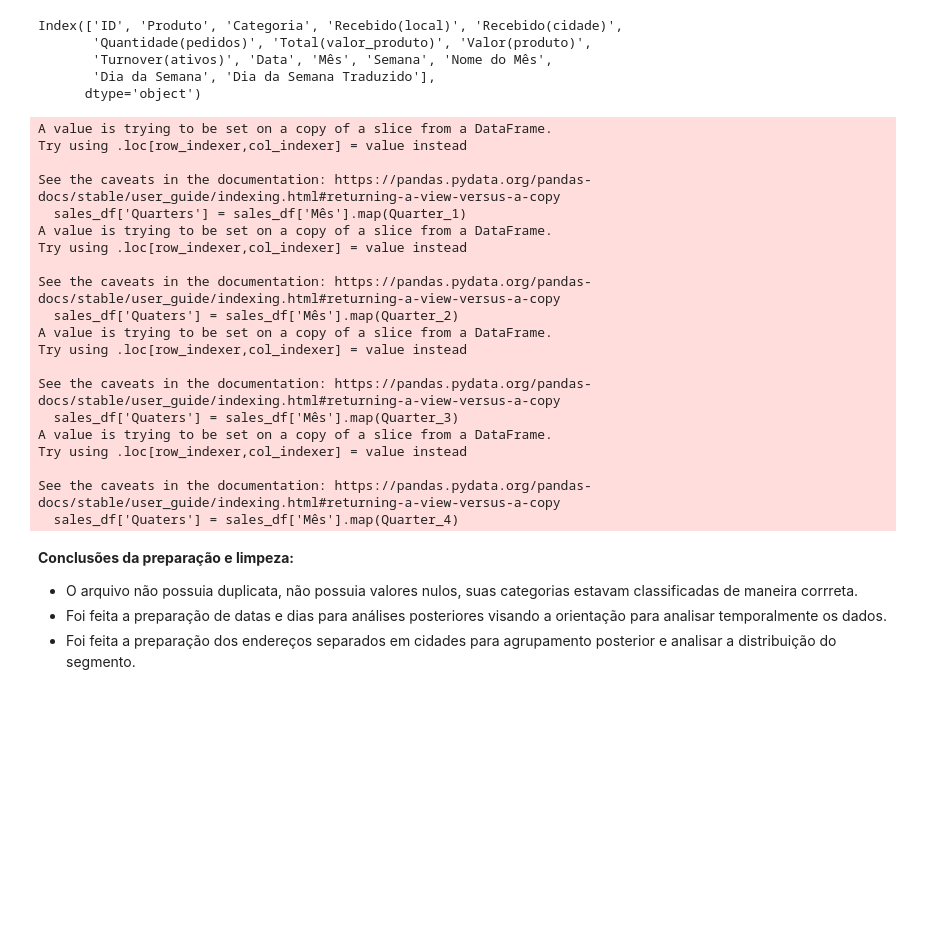
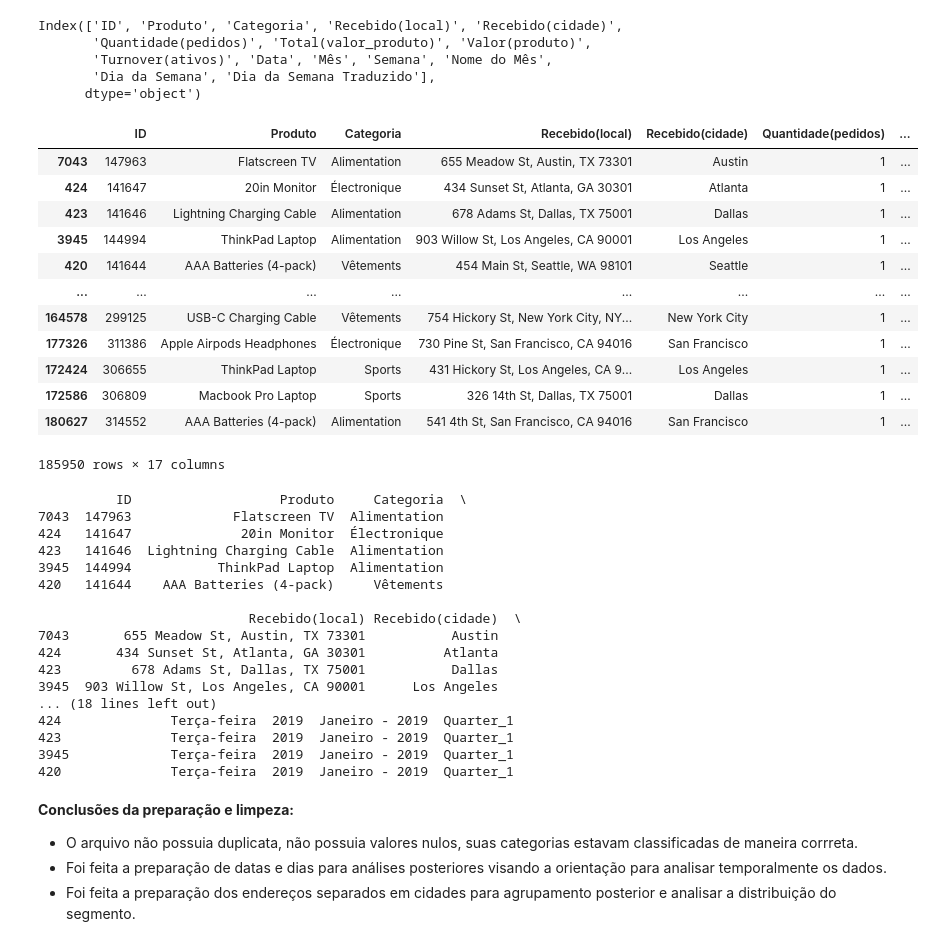
Before and after one commit to Lu-program/sales_kaggle, a Jupyter notebook: Análise de dados_sales_dataset/preparacao_limpeza_sales_df.ipynb, the cells around one changed output. Drawn from its saved outputs; the diff is of its cells as text; code cells hidden in the pictures; blank space fills up the shorter version.

```diff
--- a/Análise de dados_sales_dataset/preparacao_limpeza_sales_df.ipynb
+++ b/Análise de dados_sales_dataset/preparacao_limpeza_sales_df.ipynb
@@ -239,6 +239,29 @@ Index(['ID', 'Produto', 'Categoria', 'Recebido(local)', 'Recebido(cidade)',
        'Turnover(ativos)', 'Data', 'Mês', 'Semana', 'Nome do Mês',
        'Dia da Semana', 'Dia da Semana Traduzido'],
       dtype='object')
+# %%
+sales_df['Data'] = pd.to_datetime(sales_df['Data'])
+sales_df['Year'] = sales_df['Data'].dt.year
+
+
+sales_df['Mês/Year'] = sales_df['Nome do Mês'] + ' - ' + sales_df['Year'].astype(str)
+
+
+sales_df
+# %% [output]
+|  | ID | Produto | Categoria | Recebido(local) | Recebido(cidade) | Quantidade(pedidos) | ... |
+| 7043 | 147963 | Flatscreen TV | Alimentation | 655 Meadow St, Austin, TX 73301 | Austin | 1 | ... |
+| 424 | 141647 | 20in Monitor | Électronique | 434 Sunset St, Atlanta, GA 30301 | Atlanta | 1 | ... |
+| 423 | 141646 | Lightning Charging Cable | Alimentation | 678 Adams St, Dallas, TX 75001 | Dallas | 1 | ... |
+| 3945 | 144994 | ThinkPad Laptop | Alimentation | 903 Willow St, Los Angeles, CA 90001 | Los Angeles | 1 | ... |
+| 420 | 141644 | AAA Batteries (4-pack) | Vêtements | 454 Main St, Seattle, WA 98101 | Seattle | 1 | ... |
+| ... | ... | ... | ... | ... | ... | ... | ... |
+| 164578 | 299125 | USB-C Charging Cable | Vêtements | 754 Hickory St, New York City, NY... | New York City | 1 | ... |
+| 177326 | 311386 | Apple Airpods Headphones | Électronique | 730 Pine St, San Francisco, CA 94016 | San Francisco | 1 | ... |
+| 172424 | 306655 | ThinkPad Laptop | Sports | 431 Hickory St, Los Angeles, CA 9... | Los Angeles | 1 | ... |
+| 172586 | 306809 | Macbook Pro Laptop | Sports | 326 14th St, Dallas, TX 75001 | Dallas | 1 | ... |
+| 180627 | 314552 | AAA Batteries (4-pack) | Alimentation | 541 4th St, San Francisco, CA 94016 | San Francisco | 1 | ... |
+185950 rows × 17 columns
 # %%
 import calendar
 Quarter_1 = {1: 'Quarter_1', 2: 'Quarter_1',
@@ -254,27 +277,28 @@ sales_df['Quaters'] = sales_df['Mês'].map(Quarter_3)
 
 Quarter_4 = {10:'Quarter_4', 11:'Quarter_4', 12:'Quarter_4'}
 sales_df['Quaters'] = sales_df['Mês'].map(Quarter_4)
+
+sales_df.drop("Quaters", axis=1, inplace=True)
+
+print(sales_df.head())
 # %% [output]
-A value is trying to be set on a copy of a slice from a DataFrame.
-Try using .loc[row_indexer,col_indexer] = value instead
+          ID                   Produto     Categoria  \
+7043  147963             Flatscreen TV  Alimentation
+424   141647              20in Monitor  Électronique
+423   141646  Lightning Charging Cable  Alimentation
+3945  144994           ThinkPad Laptop  Alimentation
+420   141644    AAA Batteries (4-pack)     Vêtements
 
-See the caveats in the documentation: https://pandas.pydata.org/pandas-docs/stable/user_guide/indexing.html#returning-a-view-versus-a-copy
-  sales_df['Quarters'] = sales_df['Mês'].map(Quarter_1)
-A value is trying to be set on a copy of a slice from a DataFrame.
-Try using .loc[row_indexer,col_indexer] = value instead
-
-See the caveats in the documentation: https://pandas.pydata.org/pandas-docs/stable/user_guide/indexing.html#returning-a-view-versus-a-copy
-  sales_df['Quaters'] = sales_df['Mês'].map(Quarter_2)
-A value is trying to be set on a copy of a slice from a DataFrame.
-Try using .loc[row_indexer,col_indexer] = value instead
-
-See the caveats in the documentation: https://pandas.pydata.org/pandas-docs/stable/user_guide/indexing.html#returning-a-view-versus-a-copy
-  sales_df['Quaters'] = sales_df['Mês'].map(Quarter_3)
-A value is trying to be set on a copy of a slice from a DataFrame.
-Try using .loc[row_indexer,col_indexer] = value instead
-
-See the caveats in the documentation: https://pandas.pydata.org/pandas-docs/stable/user_guide/indexing.html#returning-a-view-versus-a-copy
-  sales_df['Quaters'] = sales_df['Mês'].map(Quarter_4)
+                           Recebido(local) Recebido(cidade)  \
+7043       655 Meadow St, Austin, TX 73301           Austin
+424       434 Sunset St, Atlanta, GA 30301          Atlanta
+423         678 Adams St, Dallas, TX 75001           Dallas
+3945  903 Willow St, Los Angeles, CA 90001      Los Angeles
+... (18 lines left out)
+424              Terça-feira  2019  Janeiro - 2019  Quarter_1
+423              Terça-feira  2019  Janeiro - 2019  Quarter_1
+3945             Terça-feira  2019  Janeiro - 2019  Quarter_1
+420              Terça-feira  2019  Janeiro - 2019  Quarter_1
 # %% [markdown]
 **Conclusões da preparação e limpeza:**
 - O arquivo não possuia duplicata, não possuia valores nulos, suas categorias estavam classificadas de maneira corrreta.
```
Also changed, not shown: 2 other files.
